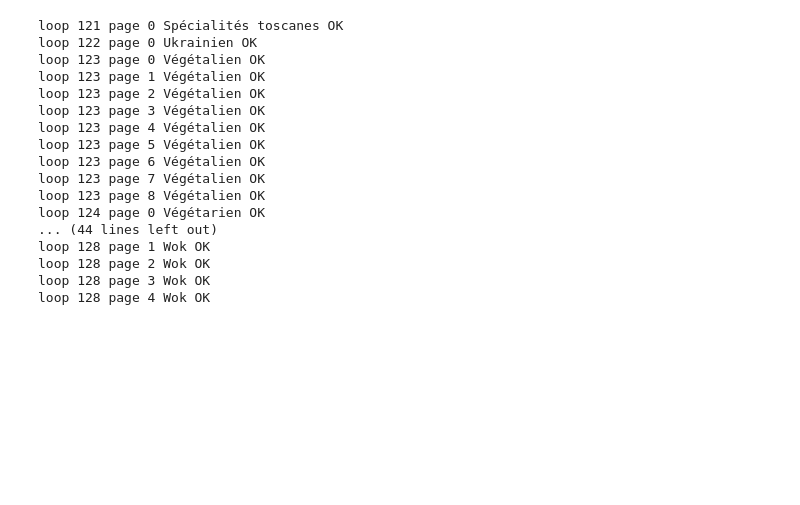
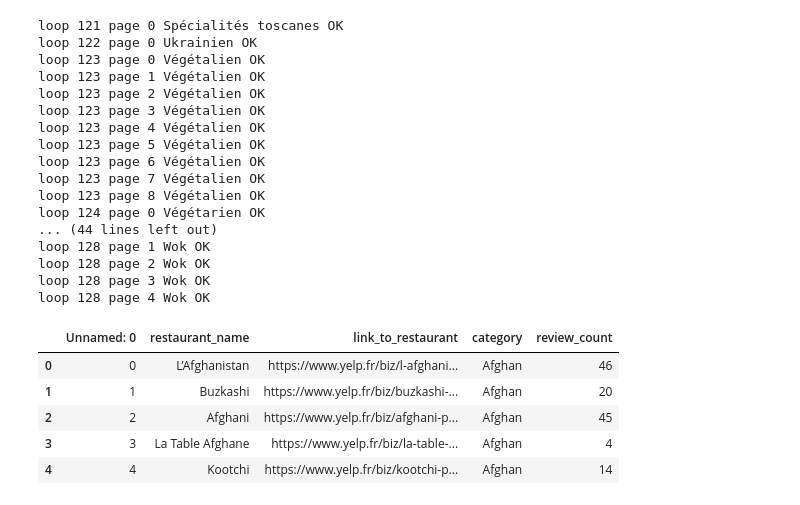
Before and after one commit to AnisZakari/Fake_review_detection, a Jupyter notebook: Scraping/Yelp_Paris_Scraping_reviews/Yelp_Paris_list_of_restaurants/YelpScrappingListOfRestaurants.ipynb, the cells around one changed output. Saved outputs shown, nothing was run; the diff lists cells and outputs as text; code cells hidden in the pictures; blank space fills up the shorter version.

```diff
--- a/Scraping/Yelp_Paris_Scraping_reviews/Yelp_Paris_list_of_restaurants/YelpScrappingListOfRestaurants.ipynb
+++ b/Scraping/Yelp_Paris_Scraping_reviews/Yelp_Paris_list_of_restaurants/YelpScrappingListOfRestaurants.ipynb
@@ -222,3 +223,12 @@ full_dataset = full_dataset.reset_index(drop = True)
 full_dataset['review_count'] = full_dataset['review_count'].astype('int')
 # %%
 full_dataset.to_csv('restaurants_datasetv2.csv')
+# %%
+full_dataset.head()
+# %% [output]
+|  | Unnamed: 0 | restaurant_name | link_to_restaurant | category | review_count |
+| 0 | 0 | L’Afghanistan | https://www.yelp.fr/biz/l-afghani... | Afghan | 46 |
+| 1 | 1 | Buzkashi | https://www.yelp.fr/biz/buzkashi-... | Afghan | 20 |
+| 2 | 2 | Afghani | https://www.yelp.fr/biz/afghani-p... | Afghan | 45 |
+| 3 | 3 | La Table Afghane | https://www.yelp.fr/biz/la-table-... | Afghan | 4 |
+| 4 | 4 | Kootchi | https://www.yelp.fr/biz/kootchi-p... | Afghan | 14 |
```
Also changed, not shown: parts of 2 cells of this notebook, 2 other files.
